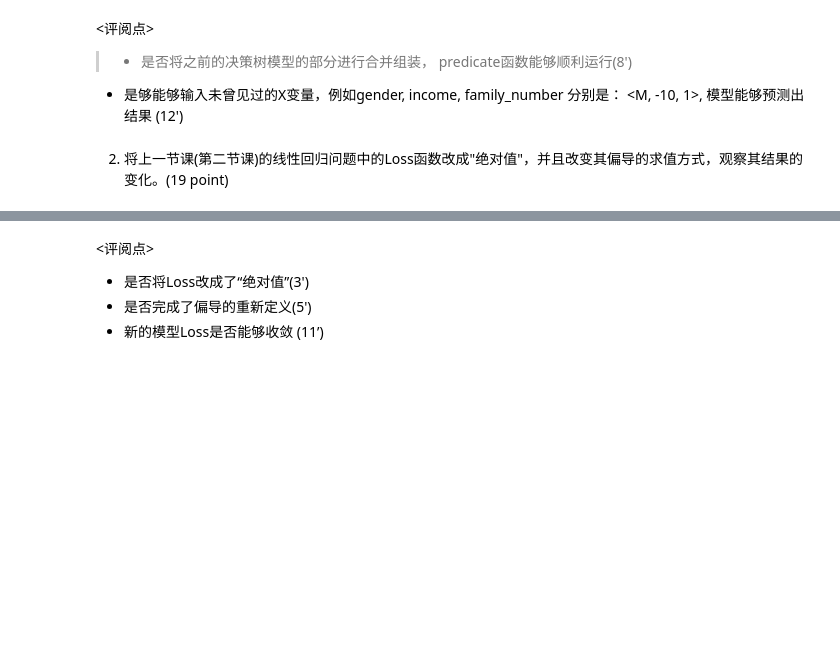
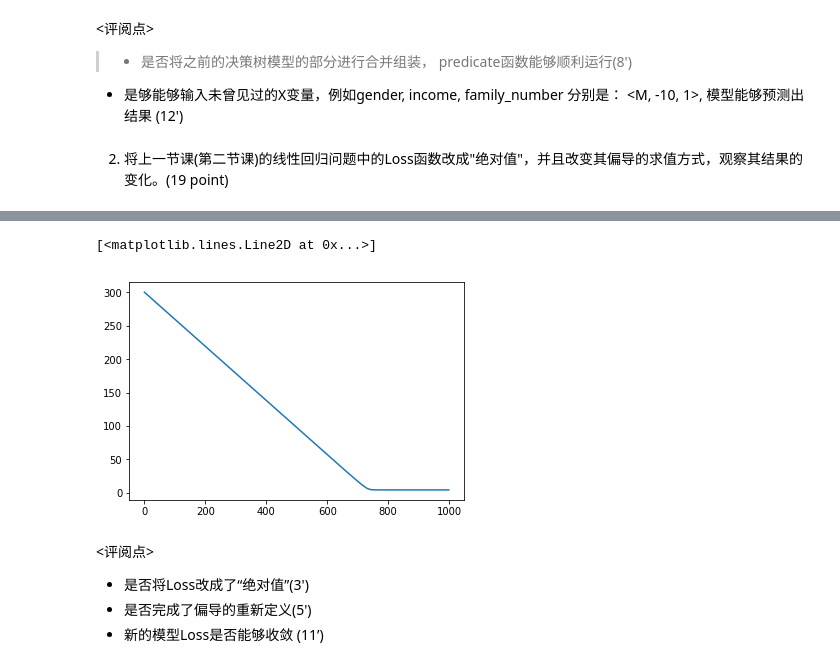
Before and after one commit to HanyingG/NLP-Course, a Jupyter notebook: Assignment-03.ipynb, the cells around one changed output, grey strips where cells are left out. Cells and saved outputs as stored; diff of their text form; code cells hidden in the pictures; blank space fills up the shorter version.

```diff
--- a/Assignment-03.ipynb
+++ b/Assignment-03.ipynb
@@ -211,0 +328,6 @@ Ans:
+# %%
+def loss(y,y_hat):
+    return sum(abs(y_i-y_hat_i) for y_i,y_hat_i in zip(list(y),list(y_hat))) / len(list(y))
+# %%
+def price(rm,k,b):
+    return k*rm+b
@@ -211,0 +358,25 @@ Ans:
+# %%
+X_rm = x[:,5]
+# %%
+k = random.random() * 200 - 100  # -100 100
+b = random.random() * 200 - 100  # -100 100
+
+learning_rate = 1e-2
+
+iteration_num = 1000
+losses = []
+for i in range(iteration_num):
+
+    price_use_current_parameters = [price(r, k, b) for r in X_rm]  # \hat{y}
+
+    current_loss = loss(y, price_use_current_parameters)
+    losses.append(current_loss)
+    print("Iteration {}, the loss is {}, parameters k is {} and b is {}".format(i,current_loss,k,b))
+
+    k_gradient = grad_k(X_rm, y, price_use_current_parameters)
+    b_gradient = grad_b(X_rm,y, price_use_current_parameters)
+
+    k = k + (-1 * k_gradient) * learning_rate
+    b = b + (-1 * b_gradient) * learning_rate
+best_k = k
+best_b = b
@@ -212,3 +401,8 @@ Ans:
+# %%
+plt.plot(list(range(iteration_num)),losses)
+# %% [output]
+[<matplotlib.lines.Line2D at 0x...>]
+[figure, added]
 # %% [markdown]
 <评阅点>
 + 是否将Loss改成了“绝对值”(3')
```
Also changed, not shown: parts of 24 cells of this notebook.
